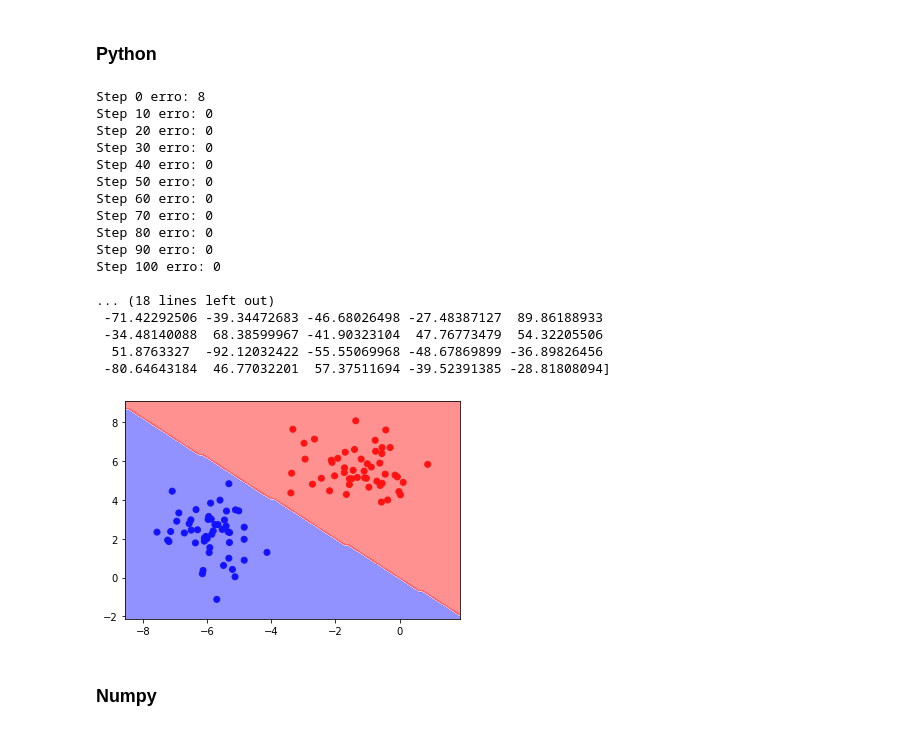
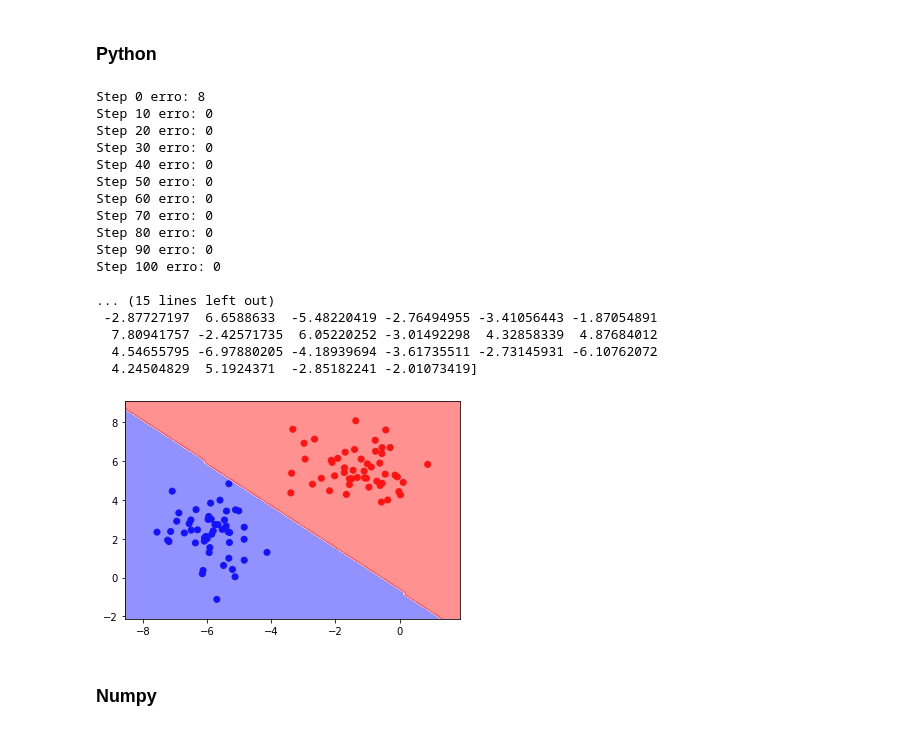
Before and after one commit to Angelicogfa/Manual-Pratico-Deep-Learning, a Jupyter notebook: Perceptron.ipynb, the cells around one changed output. Cells and saved outputs as stored; diff of their text form; code cells hidden in the pictures.

```diff
--- a/Perceptron.ipynb
+++ b/Perceptron.ipynb
@@ -111,27 +111,28 @@ print(x.shape, y.shape)
 # %% [markdown]
 ### Python
 # %%
-D = len(x)
-w = [2 * random() - 1 for _ in range(D)]
-b = 2 * random() -1
+D = x.shape[1]
+w = [2*random() - 1 for _ in range(D)] # -1 a 1
+b = 2 * random() - 1 # -1 a 1
 
-learning_rating = 1 # 0.1
+learning_rate = 1e-2
+
+f = lambda x: 1 if x > 0 else 0
 
 for step in range(101):
     cost = 0
     for x_n, y_n in zip(x, y):
         y_pred = sum([x_i * w_i for x_i, w_i in zip(x_n, w)]) + b
-        y_pred = 1 if y_pred > 0 else 0
+        y_pred = f(y_pred)
         erro = y_n - y_pred
-        w = [w_i + learning_rating * erro * x_i for x_i, w_i in zip(x_n, w)]
-        b = b + learning_rating * erro
+        w = [w_i + learning_rate * erro * x_i for x_i, w_i in zip(x_n, w)]
+        b = b + learning_rate * erro
         cost += erro**2
 
     if step % 10 == 0:
-        print(f'Step {step} erro: {cost}')
+        print('Step {0}: {1}'.format(step, cost))
 
-print('')
-print(f'w: {w}')
-print(f'b: {b}')
-print(f'y_pred: {np.dot(x, np.array(w)) + b}')
+print('w: ', w)
+print('b: ', b)
+print('y_pred: {0}'.format([f(i) for i in np.dot(x, np.array(w)) + b]))
 # %% [output]
@@ -157,7 +157,7 @@ D = x.shape[1]
 w = 2 * np.random.random(size=D) - 1
 b = 2 * np.random.random() - 1
 
-learning_rating = 1e-2
+learning_rate = 1e-2
 
 for step in range(101):
     cost = 0
@@ -165,15 +165,14 @@ for step in range(101):
         y_pred = np.dot(x_n, w) + b
         y_pred = np.where(y_pred > 0, 1, 0)
         erro = y_n - y_pred
-        w = w + learning_rating * np.dot(erro, x_n)
-        b = b + learning_rating * erro
-        cost += erro
+        w = w + learning_rate * np.dot(erro, x_n)
+        b = b + learning_rate * erro
+        cost += erro**2
 
     if step % 10 == 0:
-        print(f'Step {step} erro: {cost}')
+        print('Step: {0} cost: {1}'.format(step, cost))
 
-print('')
-print(f'w: {w}')
-print(f'b: {b}')
-print(f'y_pred: {np.dot(x, np.array(w)) + b}')
+print('w: ', w)
+print('b: ', b)
+print('y_pred: {0}'.format([f(i) for i in np.dot(x, np.array(w)) + b]))
 # %% [output]
@@ -226,46 +224,46 @@ D = len(x)
 w = [2 * random() - 1 for _ in range(D)]
 b = 2 * random() -1
 
-learning_rating = 1 # 0.1
+learning_rating = 0.1 # 0.1
 
 for step in range(101):
     cost = 0
     for x_n, y_n in zip(x, y):
         y_pred = sum([x_i * w_i for x_i, w_i in zip(x_n, w)]) + b
         y_pred = 1 if y_pred > 0 else 0
         erro = y_n - y_pred
         w = [w_i + learning_rating * erro * x_i for x_i, w_i in zip(x_n, w)]
         b = b + learning_rating * erro
         cost += erro**2
 
     if step % 10 == 0:
         print(f'Step {step} erro: {cost}')
 
 print('')
 print(f'w: {w}')
 print(f'b: {b}')
 print(f'y_pred: {np.dot(x, np.array(w)) + b}')
 
 plot_linear_classifier(x, y, w, b)
 # %% [output]
 Step 0 erro: 8
 Step 10 erro: 0
 Step 20 erro: 0
 Step 30 erro: 0
 Step 40 erro: 0
 Step 50 erro: 0
 Step 60 erro: 0
 Step 70 erro: 0
 Step 80 erro: 0
 Step 90 erro: 0
 Step 100 erro: 0
 
-... (18 lines left out)
- -71.42292506 -39.34472683 -46.68026498 -27.48387127  89.86188933
- -34.48140088  68.38599967 -41.90323104  47.76773479  54.32205506
-  51.8763327  -92.12032422 -55.55069968 -48.67869899 -36.89826456
- -80.64643184  46.77032201  57.37511694 -39.52391385 -28.81808094]
+... (15 lines left out)
+ -2.87727197  6.6588633  -5.48220419 -2.76494955 -3.41056443 -1.87054891
+  7.80941757 -2.42571735  6.05220252 -3.01492298  4.32858339  4.87684012
+  4.54655795 -6.97880205 -4.18939694 -3.61735511 -2.73145931 -6.10762072
+  4.24504829  5.1924371  -2.85182241 -2.01073419]
-[figure, old version]
+[figure, new version]
 # %% [markdown]
 ### Numpy
 # %%
```
Also changed, not shown: parts of 18 cells of this notebook, 1 other file.
